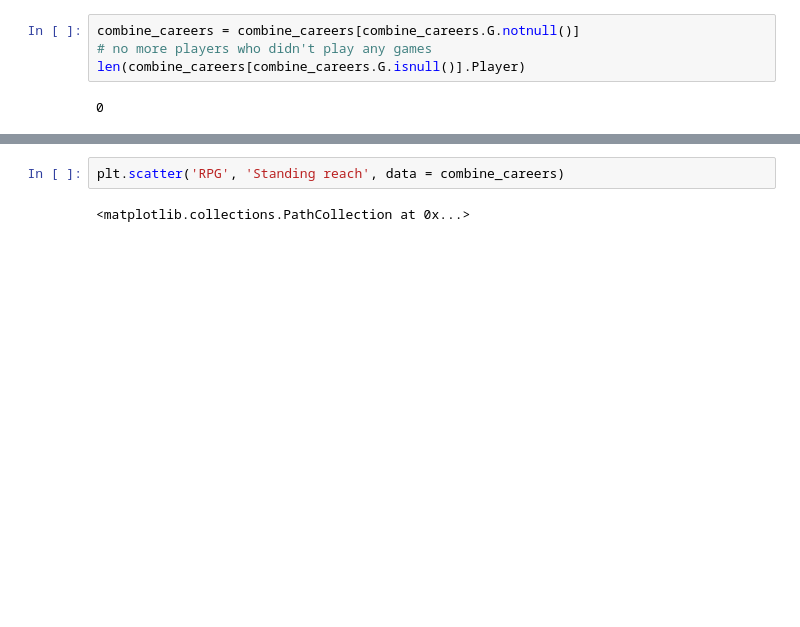
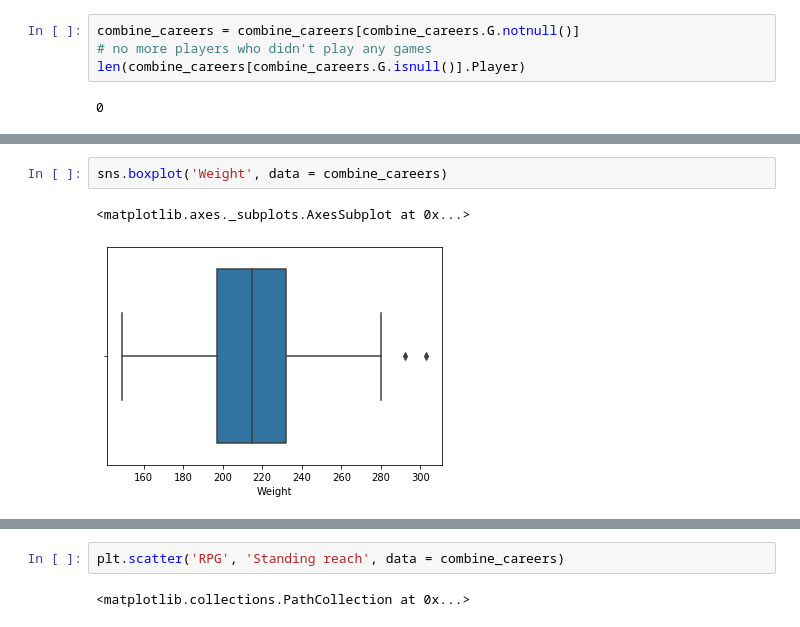
Before and after one commit to jrtran/stats131group7, a Jupyter notebook: combine_careers_eda.ipynb, the cells around one changed output, grey strips where cells are left out. Drawn from its saved outputs; the diff is of its cells as text; blank space fills up the shorter version.

```diff
--- a/combine_careers_eda.ipynb
+++ b/combine_careers_eda.ipynb
@@ -170,0 +282,5 @@ NameError: name 'combine_careers' is not defined
+# %%
+sns.boxplot('Weight', data = combine_careers)
+# %% [output]
+<matplotlib.axes._subplots.AxesSubplot at 0x...>
+[figure, added]
```
Also changed, not shown: parts of 37 cells of this notebook.
